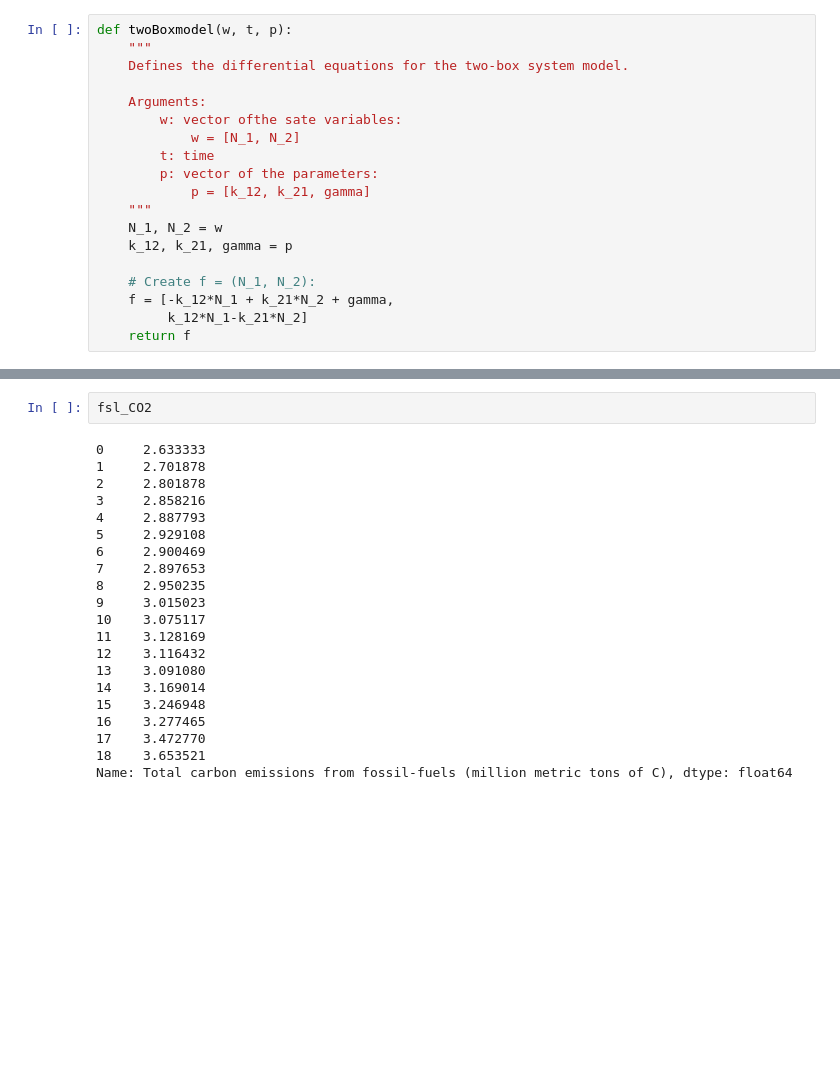
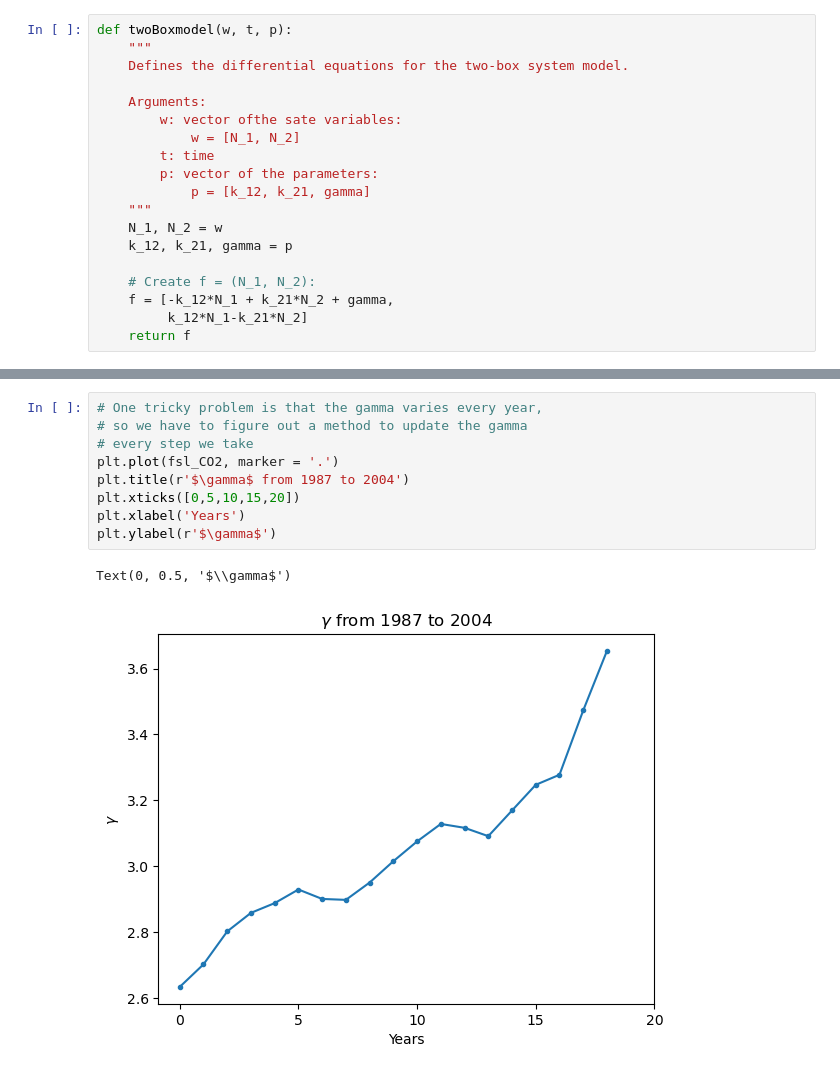
Before and after one commit to ReynoZ/ESE5023_Assignments_12232259, a Jupyter notebook: PS5.ipynb, the cells around one changed output, grey strips where cells are left out. Drawn from its saved outputs; the diff is of its cells as text; blank space fills up the shorter version.

```diff
--- a/PS5.ipynb
+++ b/PS5.ipynb
@@ -55,26 +60,15 @@ obsv_CO2
-# %%
-fsl_CO2
-# %% [output]
-0     2.633333
-1     2.701878
-2     2.801878
-3     2.858216
-4     2.887793
-5     2.929108
-6     2.900469
-7     2.897653
-8     2.950235
-9     3.015023
-10    3.075117
-11    3.128169
-12    3.116432
-13    3.091080
-14    3.169014
-15    3.246948
-16    3.277465
-17    3.472770
-18    3.653521
-Name: Total carbon emissions from fossil-fuels (million metric tons of C), dtype: float64
+# %%
+# One tricky problem is that the gamma varies every year,
+# so we have to figure out a method to update the gamma
+# every step we take
+plt.plot(fsl_CO2, marker = '.')
+plt.title(r'$\gamma$ from 1987 to 2004')
+plt.xticks([0,5,10,15,20])
+plt.xlabel('Years')
+plt.ylabel(r'$\gamma$')
+# %% [output]
+Text(0, 0.5, '$\\gamma$')
+[figure, added]
 # %%
 from scipy.integrate import odeint
 
```
Also changed, not shown: parts of 19 cells of this notebook.
